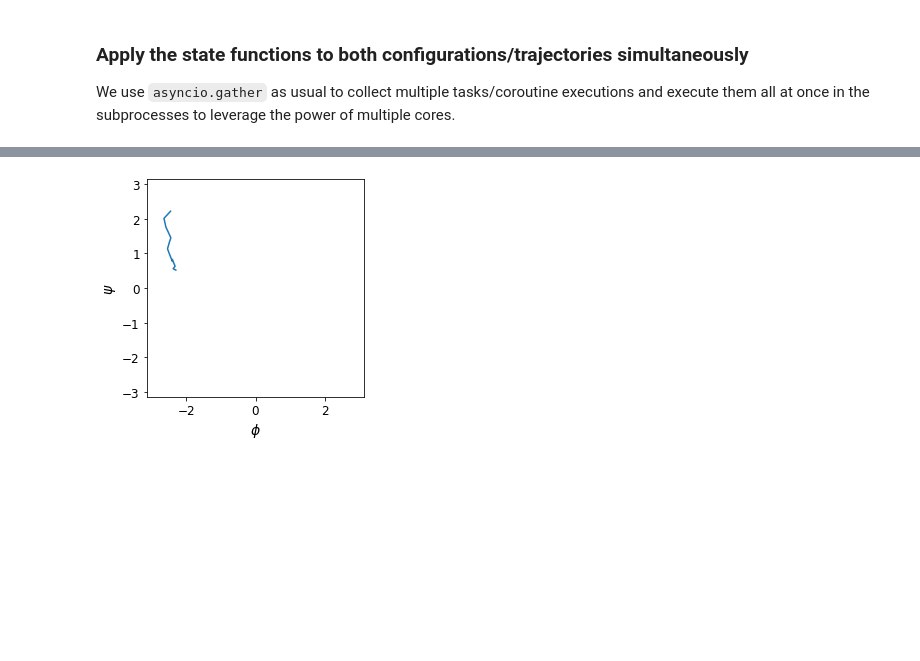
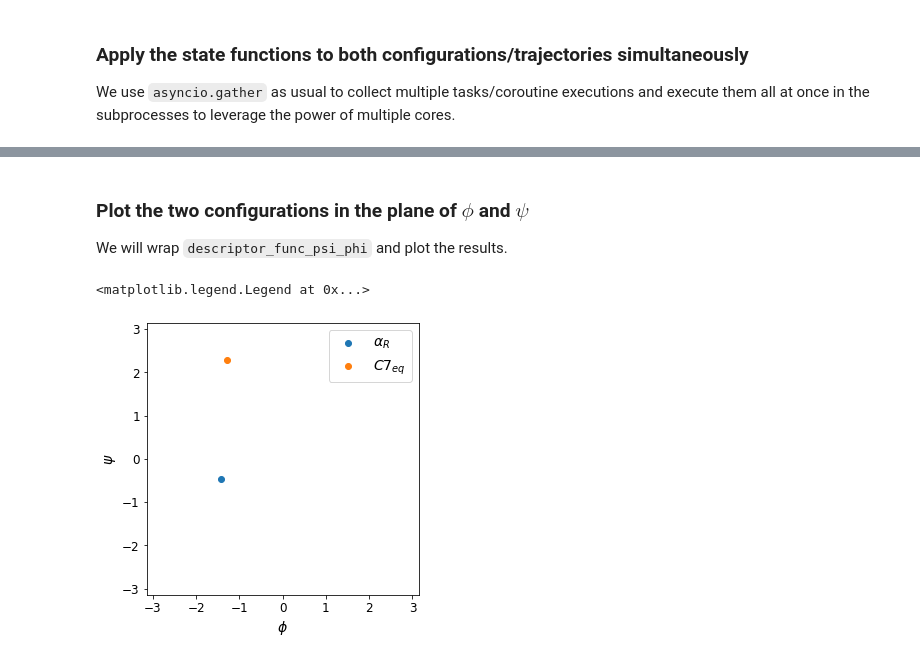
Before and after one commit to bio-phys/asyncmd, a Jupyter notebook: examples/02_TrajectoryFunctionWrappers/PyTrajectoryFunctionWrapper.ipynb, the cells around one changed output, grey strips where cells are left out. Saved outputs shown, nothing was run; the diff lists cells and outputs as text; code cells hidden in the pictures; blank space fills up the shorter version.

```diff
--- a/examples/ConditionalTrajectoryPropagators_and_TrajectoryFunctionWrappers.ipynb
+++ b/examples/02_TrajectoryFunctionWrappers/PyTrajectoryFunctionWrapper.ipynb
@@ -88,12 +61,12 @@ alpha_R_wrapped = asynctraj.PyTrajectoryFunctionWrapper(alpha_R, call_kwargs={"s
 ### Load two different configurations as `asyncmd.Trajectory`
 # %%
 # create an asyncmd.Trajectory of the initial configuration from the `GmxEngine.ipynb` notebook
-conf_in_alphaR = asyncmd.Trajectory(trajectory_files="gromacs/gmx_infiles/capped_alanine_dipeptide/conf_in_alphaR.trr",
-                                    structure_file="gromacs/gmx_infiles/capped_alanine_dipeptide/conf.gro",
+conf_in_alphaR = asyncmd.Trajectory(trajectory_files="../01_engines/gromacs/gmx_infiles/capped_alanine_dipeptide/conf_in_alphaR.trr",
+                                    structure_file="../01_engines/gromacs/gmx_infiles/capped_alanine_dipeptide/conf.gro",
                                     )
 # create a second asyncmd.Trajectory of another configuration (in another state)
-conf_in_C7eq = asyncmd.Trajectory(trajectory_files="gromacs/gmx_infiles/capped_alanine_dipeptide/conf_in_C7eq.trr",
-                                  structure_file="gromacs/gmx_infiles/capped_alanine_dipeptide/conf.gro",
+conf_in_C7eq = asyncmd.Trajectory(trajectory_files="../01_engines/gromacs/gmx_infiles/capped_alanine_dipeptide/conf_in_C7eq.trr",
+                                  structure_file="../01_engines/gromacs/gmx_infiles/capped_alanine_dipeptide/conf.gro",
                                   )
 # %% [markdown]
 ### Apply the state functions to both configurations/trajectories simultaneously
@@ -370,2 +110,5 @@ Mostly for the capped alanine dipeptide afficionados, who like to see the transi
+# %% [markdown]
+### Plot the two configurations in the plane of $\phi$ and $\psi$
+We will wrap `descriptor_func_psi_phi` and plot the results.
 # %%
 cwd = os.path.abspath(os.getcwd())
@@ -382,13 +123,19 @@ vals = await psi_phi_wrapped(constructed_tp)
+# %%
+vals_in_alphaR, vals_in_C7eq = await asyncio.gather(psi_phi_wrapped(conf_in_alphaR), psi_phi_wrapped(conf_in_C7eq))
 # %%
-fig, axs = plt.subplots()
+fig, axs = plt.subplots(figsize=(5,5))
 
-axs.plot(vals[:, 1], vals[:, 0])
+axs.scatter(vals_in_alphaR[:, 1], vals_in_alphaR[:, 0], label="$\\alpha_R$")
+axs.scatter(vals_in_C7eq[:, 1], vals_in_C7eq[:, 0], label="$C7_{eq}$")
+
 
 axs.set_xlim(-np.pi, np.pi)
 axs.set_ylim(-np.pi, np.pi)
 axs.set_xlabel("$\phi$", size=14)
 axs.set_ylabel("$\psi$", size=14)
 axs.tick_params(labelsize=12)
 axs.set_aspect("equal")
+axs.legend(fontsize=14)
 # %% [output]
+<matplotlib.legend.Legend at 0x...>
-[figure, old version]
+[figure, new version]
```
Also changed, not shown: parts of 51 cells of this notebook, 4 other files.
